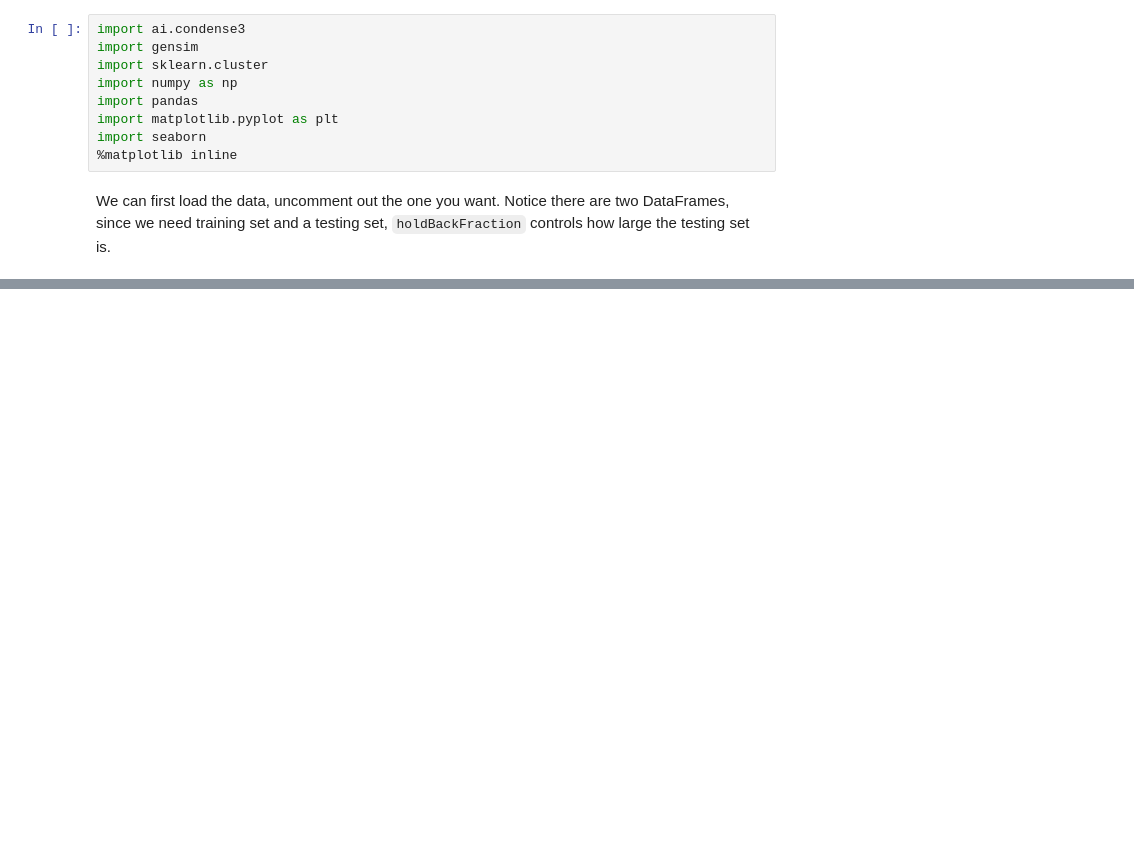
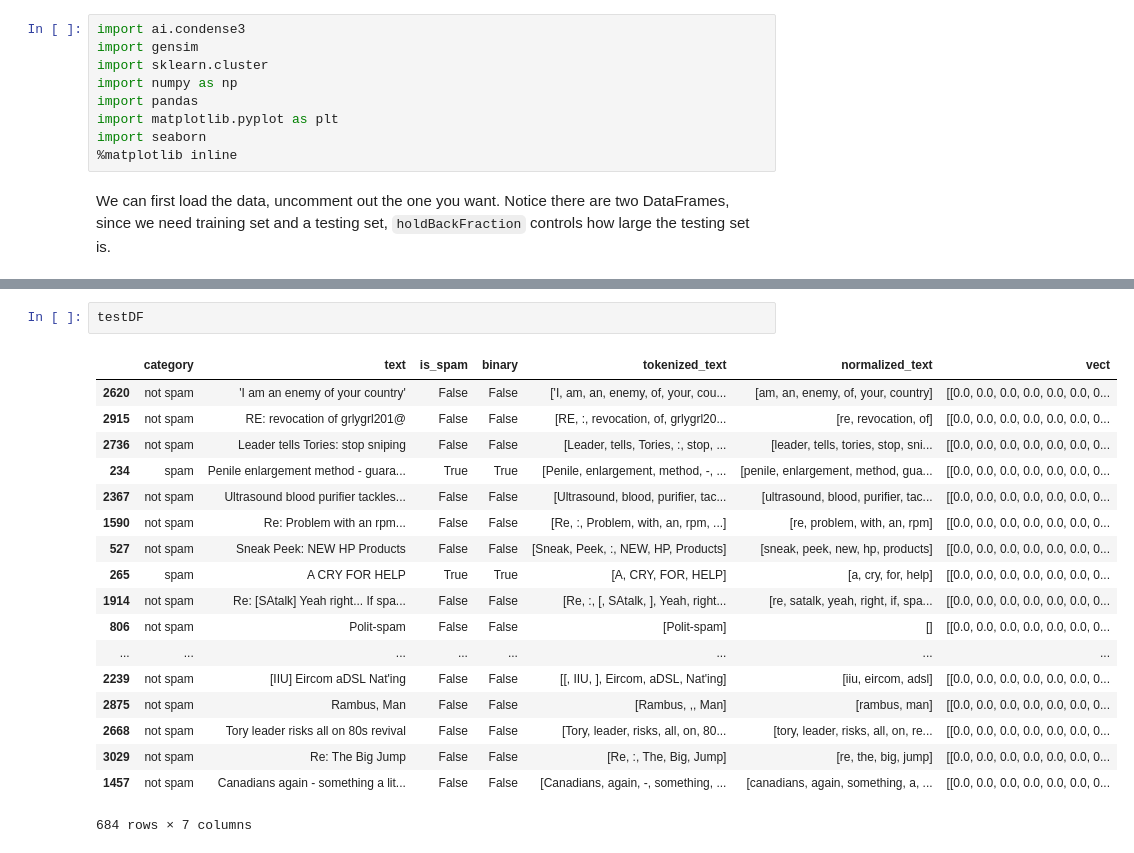
Before and after one commit to KnowledgeLab/augmentedintelligence, a Jupyter notebook: 3-Augmented-Judgment/basic.ipynb, the cells around one changed output, grey strips where cells are left out. Cells and saved outputs as stored; diff of their text form; blank space fills up the shorter version.

```diff
--- a/3-Augmented-Judgment/basic.ipynb
+++ b/3-Augmented-Judgment/basic.ipynb
@@ -24,0 +48,21 @@ ai.condense3.evaluateClassifier(clf, testDF)
+# %%
+testDF
+# %% [output]
+|  | category | text | is_spam | binary | tokenized_text | normalized_text | vect |
+| 2620 | not spam | 'I am an enemy of your country' | False | False | ['I, am, an, enemy, of, your, cou... | [am, an, enemy, of, your, country] | [[0.0, 0.0, 0.0, 0.0, 0.0, 0.0, 0... |
+| 2915 | not spam | RE: revocation of grlygrl201@ | False | False | [RE, :, revocation, of, grlygrl20... | [re, revocation, of] | [[0.0, 0.0, 0.0, 0.0, 0.0, 0.0, 0... |
+| 2736 | not spam | Leader tells Tories: stop sniping | False | False | [Leader, tells, Tories, :, stop, ... | [leader, tells, tories, stop, sni... | [[0.0, 0.0, 0.0, 0.0, 0.0, 0.0, 0... |
+| 234 | spam | Penile enlargement method - guara... | True | True | [Penile, enlargement, method, -, ... | [penile, enlargement, method, gua... | [[0.0, 0.0, 0.0, 0.0, 0.0, 0.0, 0... |
+| 2367 | not spam | Ultrasound blood purifier tackles... | False | False | [Ultrasound, blood, purifier, tac... | [ultrasound, blood, purifier, tac... | [[0.0, 0.0, 0.0, 0.0, 0.0, 0.0, 0... |
+| 1590 | not spam | Re: Problem with an rpm... | False | False | [Re, :, Problem, with, an, rpm, ...] | [re, problem, with, an, rpm] | [[0.0, 0.0, 0.0, 0.0, 0.0, 0.0, 0... |
+| 527 | not spam | Sneak Peek: NEW HP Products | False | False | [Sneak, Peek, :, NEW, HP, Products] | [sneak, peek, new, hp, products] | [[0.0, 0.0, 0.0, 0.0, 0.0, 0.0, 0... |
+| 265 | spam | A CRY FOR HELP | True | True | [A, CRY, FOR, HELP] | [a, cry, for, help] | [[0.0, 0.0, 0.0, 0.0, 0.0, 0.0, 0... |
+| 1914 | not spam | Re: [SAtalk] Yeah right... If spa... | False | False | [Re, :, [, SAtalk, ], Yeah, right... | [re, satalk, yeah, right, if, spa... | [[0.0, 0.0, 0.0, 0.0, 0.0, 0.0, 0... |
+| 806 | not spam | Polit-spam | False | False | [Polit-spam] | [] | [[0.0, 0.0, 0.0, 0.0, 0.0, 0.0, 0... |
+| ... | ... | ... | ... | ... | ... | ... | ... |
+| 2239 | not spam | [IIU] Eircom aDSL Nat'ing | False | False | [[, IIU, ], Eircom, aDSL, Nat'ing] | [iiu, eircom, adsl] | [[0.0, 0.0, 0.0, 0.0, 0.0, 0.0, 0... |
+| 2875 | not spam | Rambus, Man | False | False | [Rambus, ,, Man] | [rambus, man] | [[0.0, 0.0, 0.0, 0.0, 0.0, 0.0, 0... |
+| 2668 | not spam | Tory leader risks all on 80s revival | False | False | [Tory, leader, risks, all, on, 80... | [tory, leader, risks, all, on, re... | [[0.0, 0.0, 0.0, 0.0, 0.0, 0.0, 0... |
+| 3029 | not spam | Re: The Big Jump | False | False | [Re, :, The, Big, Jump] | [re, the, big, jump] | [[0.0, 0.0, 0.0, 0.0, 0.0, 0.0, 0... |
+| 1457 | not spam | Canadians again - something a lit... | False | False | [Canadians, again, -, something, ... | [canadians, again, something, a, ... | [[0.0, 0.0, 0.0, 0.0, 0.0, 0.0, 0... |
+684 rows × 7 columns
```
Also changed, not shown: parts of 4 cells of this notebook, 1 other file.
